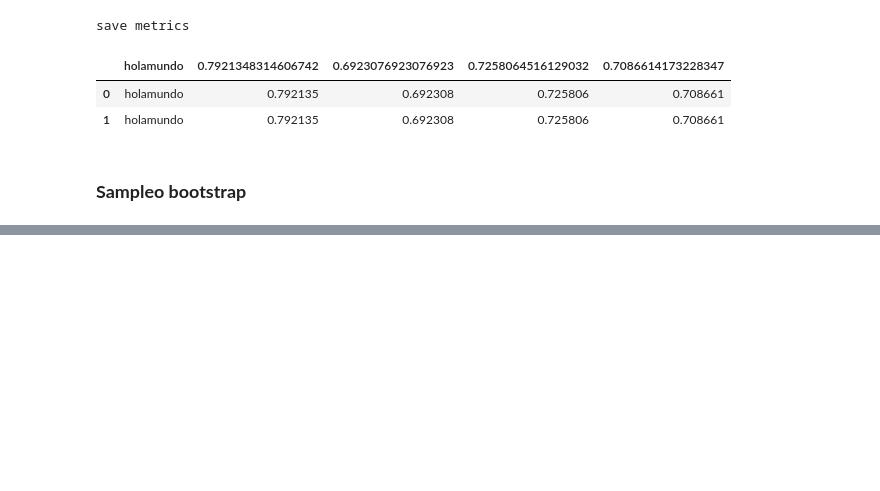
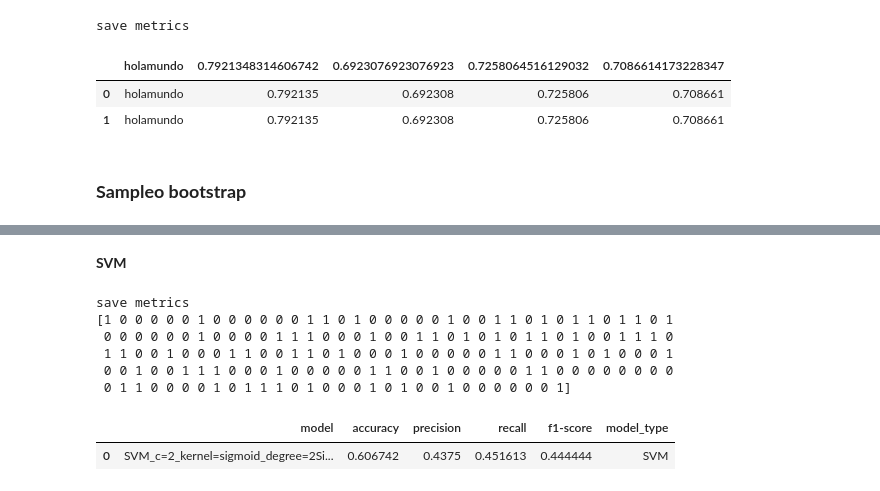
Before and after one commit to bhlr/statisticalLearning, a Jupyter notebook: proyecto1/proyecto.ipynb, the cells around one changed output, grey strips where cells are left out. Drawn from its saved outputs; the diff is of its cells as text; code cells hidden in the pictures; blank space fills up the shorter version.

```diff
--- a/proyecto1/proyecto.ipynb
+++ b/proyecto1/proyecto.ipynb
@@ -313,7 +313,7 @@ def SVM(x, y, c = 1, kernel = 'rbf', degree = 3):
     model_svc = model_svc.fit(x.values, np.squeeze(y.values, axis = 1))
 
     columns = '_'.join(list(x.columns))
-    log_str = 'SVM_c'.format(c) + '_kernel' + kernel + '_degree='.format(degree) + columns
+    log_str = 'SVM_c={}'.format(c) + '_kernel=' + kernel + '_degree={}'.format(degree) + columns
 
     joblib.dump(model_svc, log_str + '.joblib')
     return model_svc, log_str
@@ -435,0 +437,19 @@ save metrics
+# %% [markdown]
+**SVM**
+# %%
+X_train_m2, y_train_m2 = resample(X_train, y_train, n_samples = 400)
+
+model_svm1, log_str2 = SVM(X_train_m2, y_train_m2, c = 2, kernel = 'sigmoid', degree = 2)
+y_hat = model_svm1.predict(X_valid)
+stats = model_log(log_str2,'SVM', y_valid, y_hat)
+print(y_hat)
+stats.head()
+# %% [output]
+save metrics
+[1 0 0 0 0 0 1 0 0 0 0 0 0 1 1 0 1 0 0 0 0 0 1 0 0 1 1 0 1 0 1 1 0 1 1 0 1
+ 0 0 0 0 0 0 1 0 0 0 0 1 1 1 0 0 0 1 0 0 1 1 0 1 0 1 0 1 1 0 1 0 0 1 1 1 0
+ 1 1 0 0 1 0 0 0 1 1 0 0 1 1 0 1 0 0 0 1 0 0 0 0 0 1 1 0 0 0 1 0 1 0 0 0 1
+ 0 0 1 0 0 1 1 1 0 0 0 1 0 0 0 0 0 1 1 0 0 1 0 0 0 0 0 1 1 0 0 0 0 0 0 0 0
+ 0 1 1 0 0 0 0 1 0 1 1 1 0 1 0 0 0 1 0 1 0 0 1 0 0 0 0 0 0 1]
+|  | model | accuracy | precision | recall | f1-score | model_type |
+| 0 | SVM_c=2_kernel=sigmoid_degree=2Si... | 0.606742 | 0.4375 | 0.451613 | 0.444444 | SVM |
```
Also changed, not shown: parts of 8 cells of this notebook.
